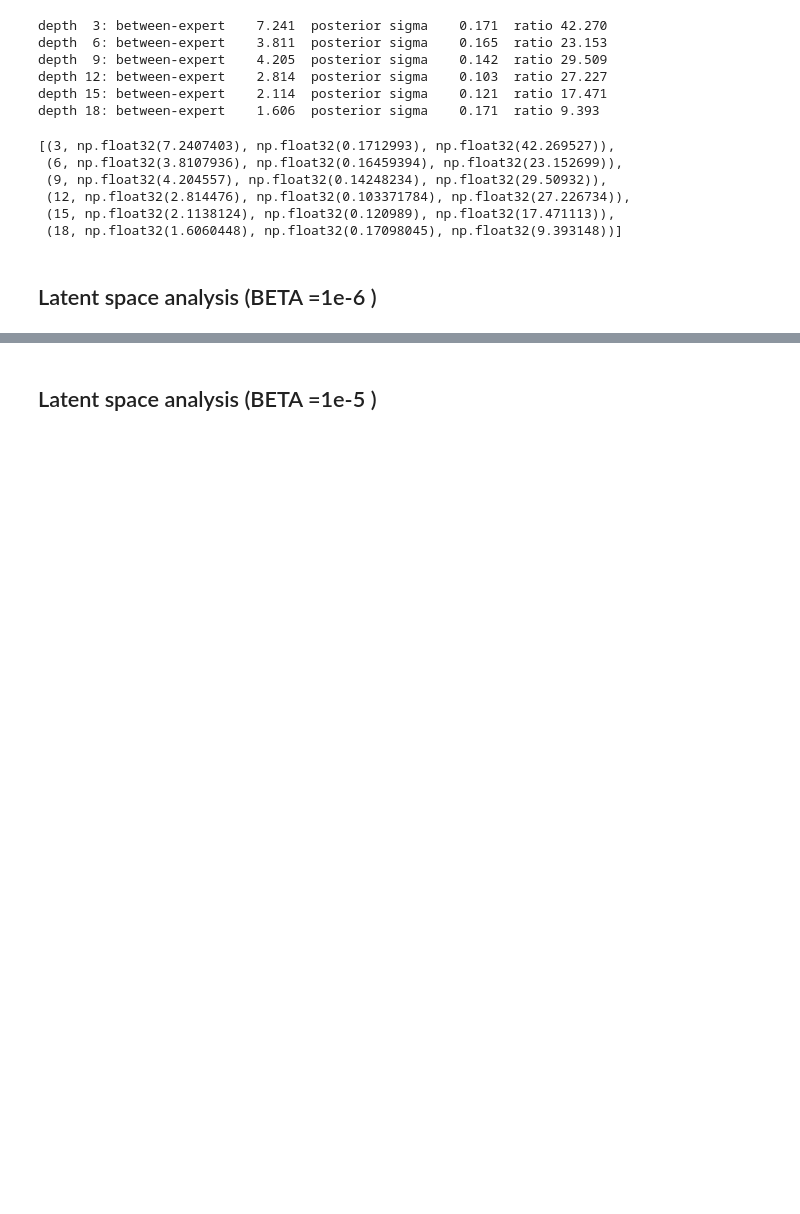
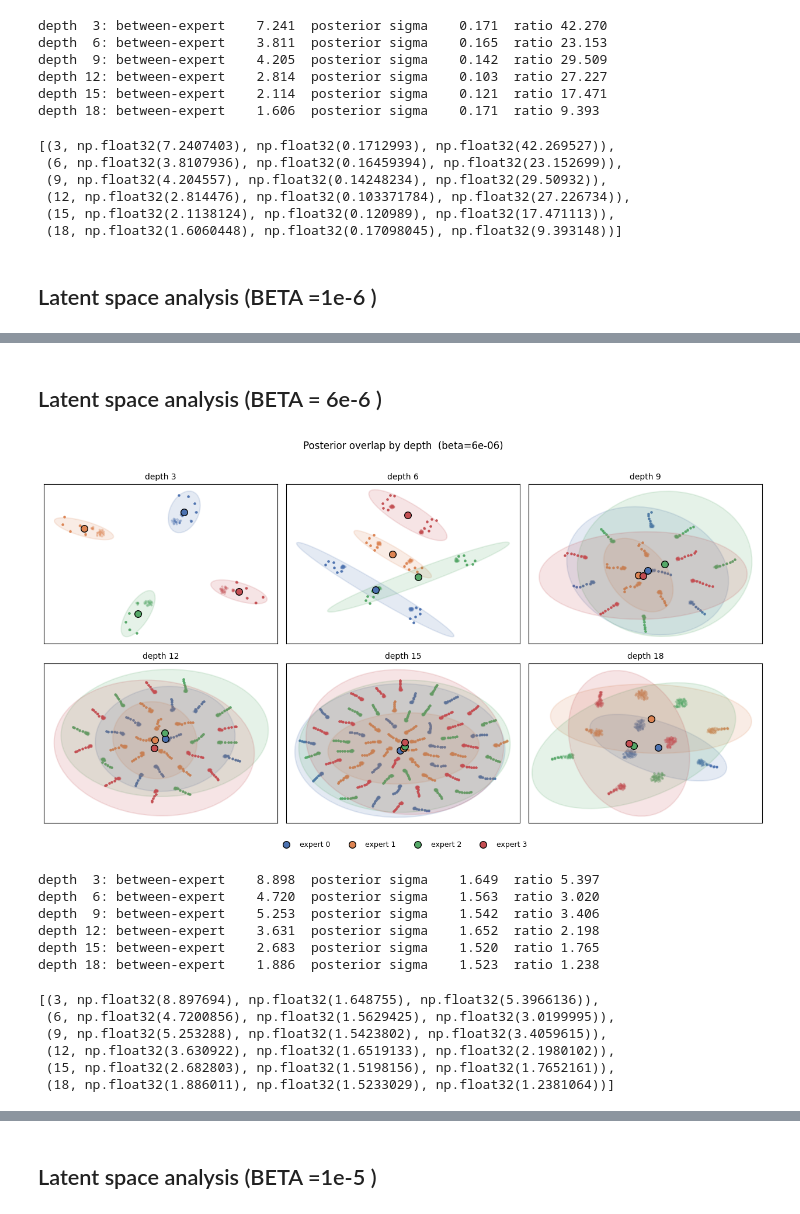
Before and after one commit to Arman-Salahshour/ls-merge-vision, a Jupyter notebook: phase_three_train_and_evaluate_weight_vae.ipynb, the cells around one changed output, grey strips where cells are left out. Drawn from its saved outputs; the diff is of its cells as text; code cells hidden in the pictures; blank space fills up the shorter version.

```diff
--- a/phase_three_train_and_evaluate_weight_vae.ipynb
+++ b/phase_three_train_and_evaluate_weight_vae.ipynb
@@ -336,0 +387,25 @@ depth 18: between-expert    1.793  posterior sigma    0.567  ratio 3.163
+# %% [markdown]
+## Latent space analysis (BETA = 6e-6 )
+# %%
+BETA = 6e-6
+tvae_model.load_state_dict(torch.load(f'./res_models/tvae_r1_beta{BETA}.pt', weights_only=True)['state_dict'])
+lat_s, depths_s, midx_s = collect_latents_sampled(tvae_model, ds, n_samples=8)
+splits_s = np.array([int(ds.meta_list[m].split_id) for m in midx_s])
+
+plot_overlap_grid(lat_s, depths_s, splits_s, ALL_DEPTHS, tag=f'  (beta={BETA})', savepath=os.path.join(IMG_PATH, f'overlap_beta{BETA}.png'))
+
+posterior_overlap(tvae_model, ds, ALL_DEPTHS)
+# %% [output]
+[figure, added]
+depth  3: between-expert    8.898  posterior sigma    1.649  ratio 5.397
+depth  6: between-expert    4.720  posterior sigma    1.563  ratio 3.020
+depth  9: between-expert    5.253  posterior sigma    1.542  ratio 3.406
+depth 12: between-expert    3.631  posterior sigma    1.652  ratio 2.198
+depth 15: between-expert    2.683  posterior sigma    1.520  ratio 1.765
+depth 18: between-expert    1.886  posterior sigma    1.523  ratio 1.238
+[(3, np.float32(8.897694), np.float32(1.648755), np.float32(5.3966136)),
+ (6, np.float32(4.7200856), np.float32(1.5629425), np.float32(3.0199995)),
+ (9, np.float32(5.253288), np.float32(1.5423802), np.float32(3.4059615)),
+ (12, np.float32(3.630922), np.float32(1.6519133), np.float32(2.1980102)),
+ (15, np.float32(2.682803), np.float32(1.5198156), np.float32(1.7652161)),
+ (18, np.float32(1.886011), np.float32(1.5233029), np.float32(1.2381064))]
```
Also changed, not shown: parts of 21 cells of this notebook.
